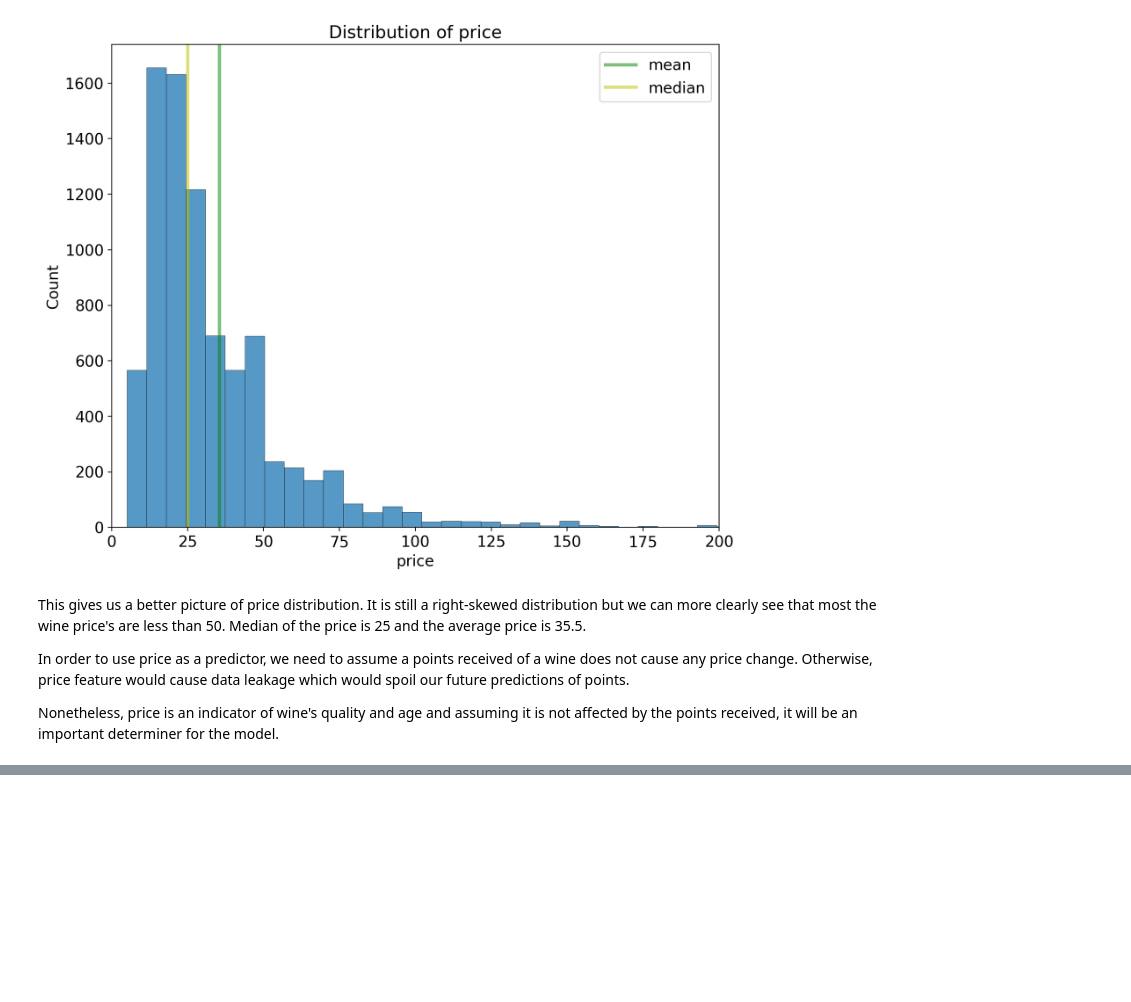
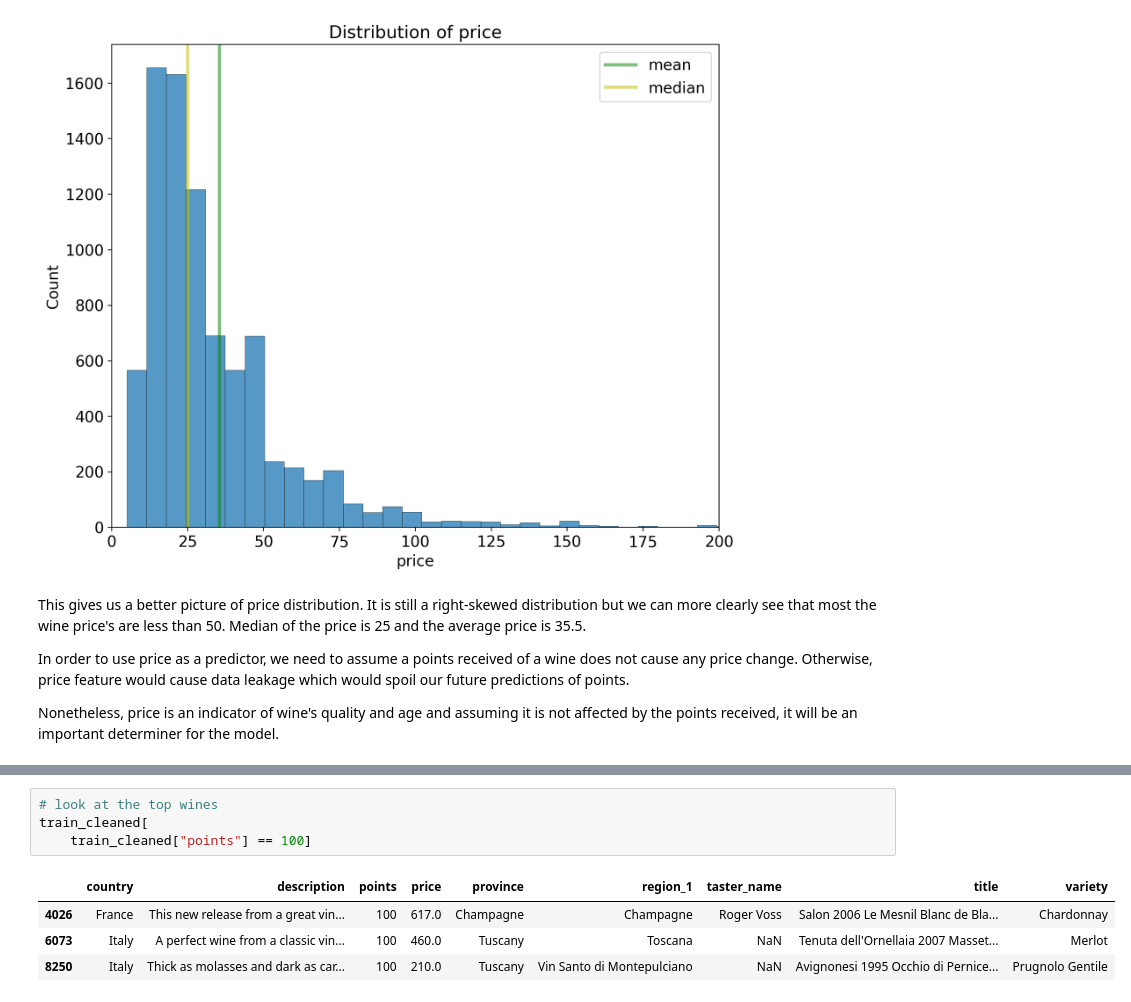
Before and after one commit to Uemerson/building-an-automated-machine-learning-pipeline, a Jupyter notebook: notebooks/WineRatingPredictor-1.ipynb, the cells around one changed output, grey strips where cells are left out. Saved outputs shown, nothing was run; the diff lists cells and outputs as text; blank space fills up the shorter version.

```diff
--- a/notebooks/WineRatingPredictor-1.ipynb
+++ b/notebooks/WineRatingPredictor-1.ipynb
@@ -481,0 +606,9 @@ Nonetheless, price is an indicator of wine's quality and age and assuming it is
+# %%
+# look at the top wines
+train_cleaned[
+    train_cleaned["points"] == 100]
+# %% [output]
+|  | country | description | points | price | province | region_1 | taster_name | title | variety |
+| 4026 | France | This new release from a great vin... | 100 | 617.0 | Champagne | Champagne | Roger Voss | Salon 2006 Le Mesnil Blanc de Bla... | Chardonnay |
+| 6073 | Italy | A perfect wine from a classic vin... | 100 | 460.0 | Tuscany | Toscana | NaN | Tenuta dell'Ornellaia 2007 Masset... | Merlot |
+| 8250 | Italy | Thick as molasses and dark as car... | 100 | 210.0 | Tuscany | Vin Santo di Montepulciano | NaN | Avignonesi 1995 Occhio di Pernice... | Prugnolo Gentile |
```
Also changed, not shown: parts of 14 cells of this notebook.
